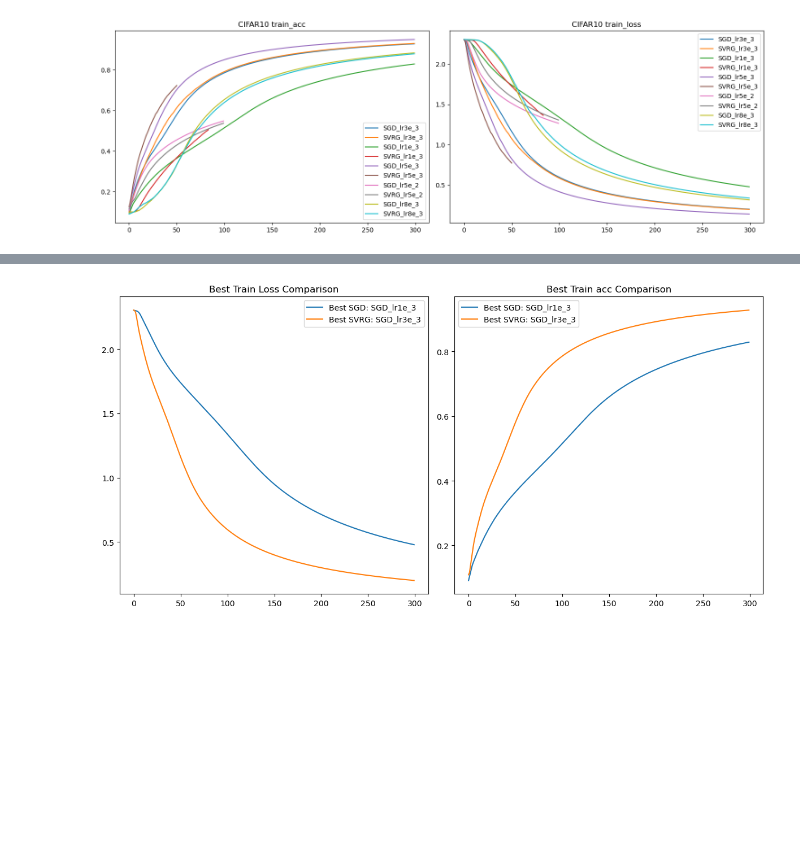
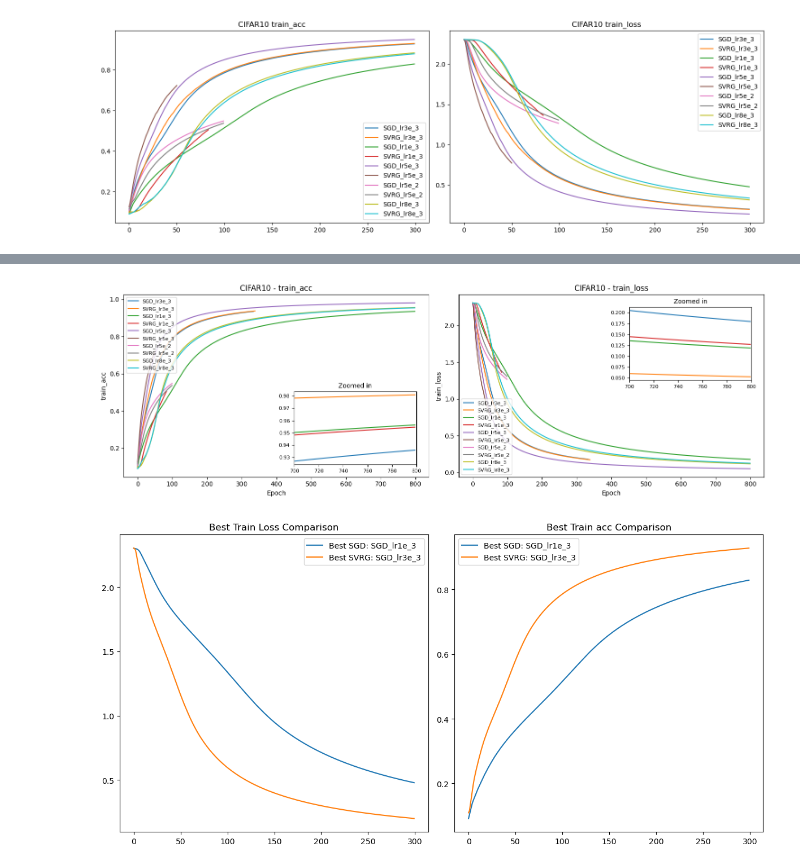
Before and after one commit to TianXie1999/PP_SVRG, a Jupyter notebook: plot_res.ipynb, the cells around one changed output, grey strips where cells are left out. Cells and saved outputs as stored; diff of their text form; code cells hidden in the pictures; blank space fills up the shorter version.

```diff
--- a/plot_res.ipynb
+++ b/plot_res.ipynb
@@ -302,3 +327,49 @@ plot_columns(["train_acc", "train_loss"], dfs, legends, 'CIFAR10')
+# %%
+import matplotlib.pyplot as plt
+from mpl_toolkits.axes_grid1.inset_locator import inset_axes
+
+def plot_columns_with_inset(columns, dfs, legends, title=None, zoom_start=900, zoom_end=1000):
+    fig, axes = plt.subplots(1, len(columns), figsize=(15, 5))
+
+    if len(columns) == 1:
+        axes = [axes]
+
+    for i, column in enumerate(columns):
+        ax = axes[i]
+
+        for j, df in enumerate(dfs):
+            ax.plot(df[column], label=legends[j])
+
+        ax.set_xlabel("Epoch")
+        ax.set_ylabel(column)
+        if title:
+            ax.set_title(f"{title} - {column}")
+
+
+        # Inset plot
+        if i == 0:
+            ax.legend(loc='upper left', fontsize=8)
+            axins = inset_axes(ax, width="40%", height="40%", loc='lower right', borderpad=2)
+        else:
+            axins = inset_axes(ax, width="40%", height="40%", loc='upper right', borderpad=2)
+            ax.legend(loc='lower left', fontsize=8)
+
+        for j, df in enumerate(dfs):
+            if len(df) > zoom_start:
+                zoom_df = df[zoom_start:zoom_end]
+                axins.plot(range(zoom_start, zoom_start + len(zoom_df)), zoom_df[column], label=legends[j])
+
+        axins.set_xlim(zoom_start, zoom_end)
+        axins.set_title("Zoomed in", fontsize=10)
+        axins.tick_params(axis='both', which='major', labelsize=8)
+
+    plt.tight_layout()
+    plt.show()
+
+# Call it like this:
+plot_columns_with_inset(["train_acc", "train_loss"], dfs, legends, 'CIFAR10', zoom_start=700, zoom_end=800)
+# %% [output]
+[figure, added]
 # %%
 def plot_best_losses(dfs, legends):
     sgd_losses = [df['train_loss'].min() for i, df in enumerate(dfs) if 'SGD' in legends[i]]
```
Also changed, not shown: parts of 24 cells of this notebook, 8 other files.
